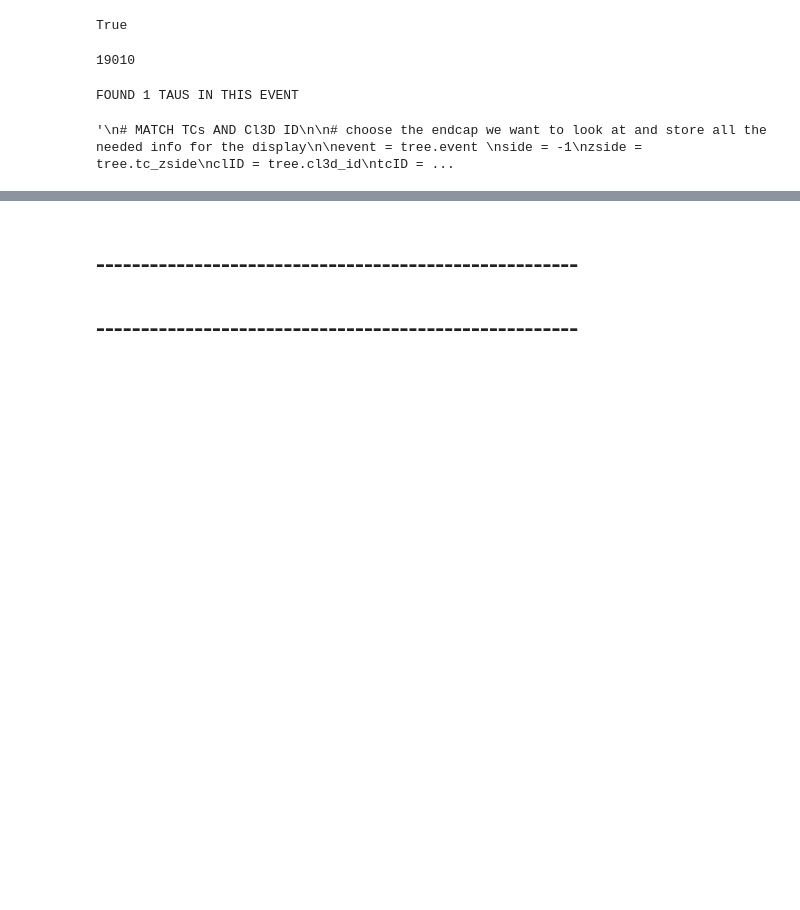
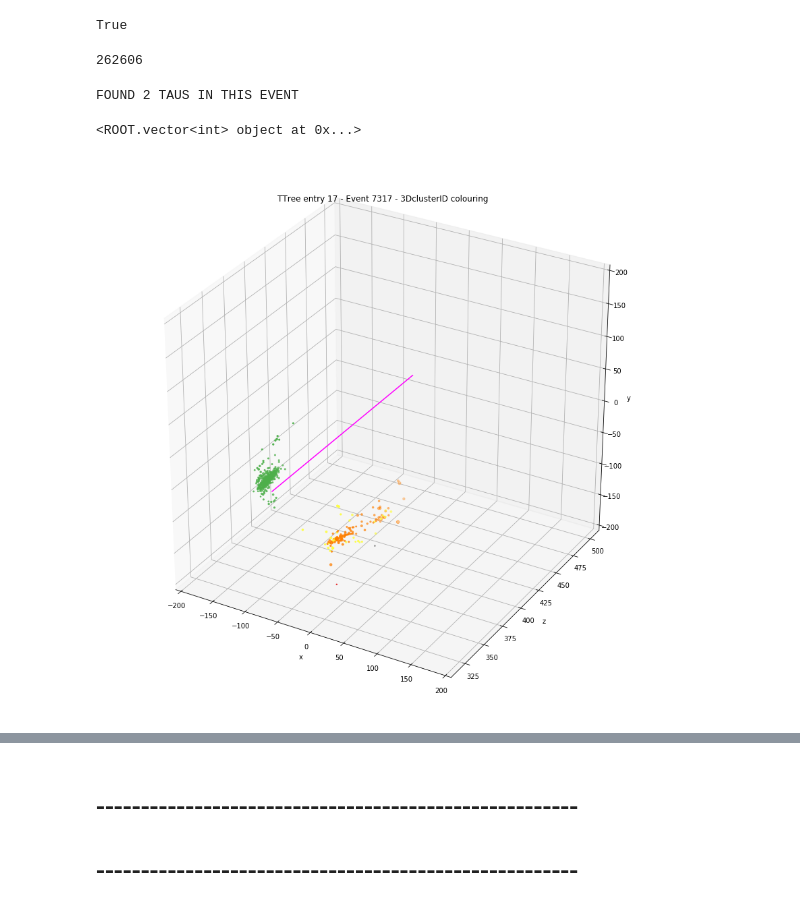
Before and after one commit to jonamotta/GRAPHAnalysis, a Jupyter notebook: JupyScripts/EventDisplay.ipynb, the cells around one changed output, grey strips where cells are left out. Drawn from its saved outputs; the diff is of its cells as text; code cells hidden in the pictures; blank space fills up the shorter version.

```diff
--- a/JupyScripts/EventDisplay.ipynb
+++ b/JupyScripts/EventDisplay.ipynb
@@ -185,7 +224,7 @@ vector<float> vectorRatio(vector<float> num, vector<float> denom){
 # %% [output]
 True
 # %%
-entry = 5 # this is the entry number [0,nEntries] NOT the event number
+entry = 17 # this is the entry number [0,nEntries] NOT the event number
 tree.GetEntry(entry)
 # %% [output]
-19010
+262606
@@ -193,10 +234,10 @@ tree.GetEntry(entry)
 if TAU:
     gen_dm = tree.gentau_decayMode
     print('FOUND',len(gen_dm),'TAUS IN THIS EVENT')
-    gen_pt = tree.gentau_pt
-    gen_eta = tree.gentau_eta
-    gen_phi = tree.gentau_phi
-    gen_mass = tree.gentau_mass
+    gen_pt = tree.gentau_vis_pt
+    gen_eta = tree.gentau_vis_eta
+    gen_phi = tree.gentau_vis_phi
+    gen_mass = tree.gentau_vis_mass
 elif QCD:
     gen_dm = -2*np.sgn(tree.genjet_pt)
     gen_pt = tree.genjet_pt
@@ -212,7 +253,7 @@ for i in range(len(gen_pt)):
     gen_dict[i]['v4'] = ROOT.TLorentzVector()
     gen_dict[i]['v4'].SetPtEtaPhiM(gen_pt[i],gen_eta[i],gen_phi[i],gen_mass[i])
 # %% [output]
-FOUND 1 TAUS IN THIS EVENT
+FOUND 2 TAUS IN THIS EVENT
 # %%
 '''
 # MATCH TCs AND Cl3D ID
@@ -220,18 +261,74 @@ FOUND 1 TAUS IN THIS EVENT
 # choose the endcap we want to look at and store all the needed info for the display
 
 event = tree.event
-side = -1
+side = 1
 zside = tree.tc_zside
 clID = tree.cl3d_id
-tcID = tree.tc_multicluster_id
+tcID = tree.tc_genparticle_index
 
 x         = ROOT.sideChoice(zside, tree.tc_x,               tcID, clID, side)
 y         = ROOT.sideChoice(zside, tree.tc_y,               tcID, clID, side)
 z         = ROOT.sideChoice(zside, tree.tc_z,               tcID, clID, side)
 layer     = ROOT.sideChoice(zside, tree.tc_layer,           tcID, clID, side)
-clusterID = ROOT.sideChoice(zside, tree.tc_multicluster_id, tcID, clID, side)
+clusterID = ROOT.sideChoice(zside, tree.tc_genparticle_index, tcID, clID, side)
 energy    = ROOT.sideChoice(zside, tree.tc_energy,          tcID, clID, side)
 '''
-# %% [output]
-'\n# MATCH TCs AND Cl3D ID\n\n# choose the endcap we want to look at and store all the needed info for the display\n\nevent = tree.event \nside = -1\nzside = tree.tc_zside\nclID = tree.cl3d_id\ntcID = ...
+# %%
+# DO NOT MATCH TCs AND Cl3D ID - tc_genparticle_index as clusterID
+
+# choose the endcap we want to look at and store all the needed info for the display
+
+event = tree.event
+side = 1
+zside = tree.tc_zside
+tcID = tree.tc_genparticle_index
+
+x         = ROOT.sideChoice(zside, tree.tc_x,               tcID, side)
+y         = ROOT.sideChoice(zside, tree.tc_y,               tcID, side)
+z         = ROOT.sideChoice(zside, tree.tc_z,               tcID, side)
+layer     = ROOT.sideChoice(zside, tree.tc_layer,           tcID, side)
+clusterID = ROOT.sideChoice(zside, tree.tc_genparticle_index, tcID, side)
+energy    = ROOT.sideChoice(zside, tree.tc_energy,          tcID, side)
+# %%
+clusterID
+# %% [output]
+<ROOT.vector<int> object at 0x...>
+# %%
+fig = plt.figure(figsize = (15, 15))
+ax2 = fig.add_subplot(111, projection='3d')
+cmap = 'Set1'
+
+s = np.sqrt(energy)*10
+c = clusterID
+
+ax2.scatter(x, z, y, c = c, s = s, marker = 'o', cmap = cmap)
+for i in gen_dict:
+    gen_x = gen_dict[i]['v4'].Px()
+    gen_y = gen_dict[i]['v4'].Py()
+    gen_z = gen_dict[i]['v4'].Pz()
+    gen_dm = gen_dict[i]['DM']
+    gen_eta_sig = np.sign(gen_dict[i]['v4'].Eta())
+    up_scale = 500/gen_z
+    down_scale = 320/gen_z
+    if gen_dm == 0: gen_c = 'limegreen'; lab =' 1-prong'
+    elif gen_dm == 1: gen_c = 'blue'; lab =' 1-prong + \pi^0'
+    elif gen_dm == 10: gen_c = 'orange'; lab =' 3-prong'
+    elif gen_dm == 11: gen_c = 'fuchsia'; lab =' 3-prong + \pi^0'
+    elif gen_dm == -2: gen_c = 'cyan'; lab =' QCD'
+    if side*gen_eta_sig > 0:
+        #r = 0.3 * 4 * tau_dict[i]['v4'].Pt()
+        #zetas = np.linspace(tau_z*tau_eta_sig*down_scale,tau_z*tau_eta_sig*up_scale,1000)
+        #ax2.plot(np.sin(zetas) * r,zetas,np.cos(zetas) * r, c = gen_c) #, label = r"$\tau_{gen}: %s"%lab)
+
+        ax2.plot([gen_x,gen_x],[gen_z*gen_eta_sig*down_scale,gen_z*gen_eta_sig*up_scale],[gen_y,gen_y], c = gen_c) #, label = r"$\tau_{gen}: %s"%lab)
+
+#plt.legend(loc = 'upper left', fontsize=15)
+
+ax2.set_xlabel('x'); ax2.set_ylabel('z'); ax2.set_zlabel('y')
+ax2.set_xlim(-200,200); ax2.set_zlim(-200,200)
+ax2.set_title('TTree entry %i - Event %i - 3DclusterID colouring' % (entry, event))
+
+fig.show()
+# %% [output]
+[figure, added]
 # %%
```
Also changed, not shown: parts of 10 cells of this notebook, 3 other files.
